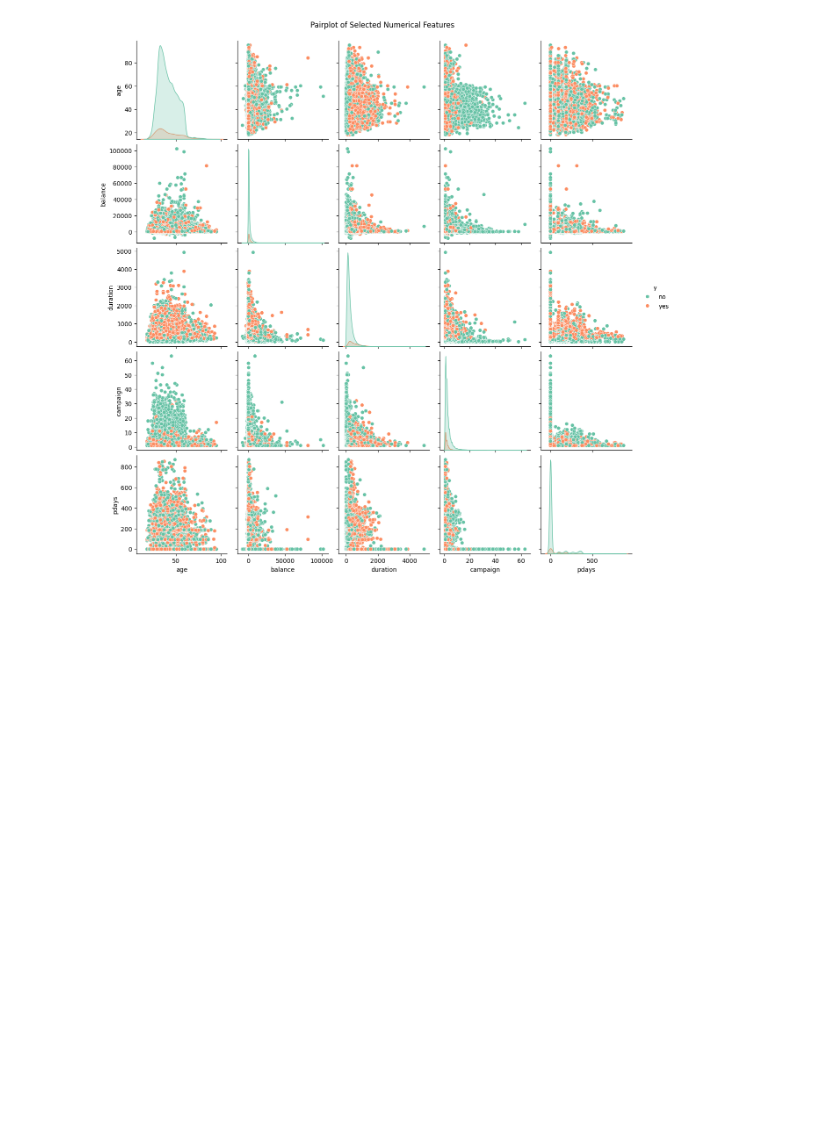
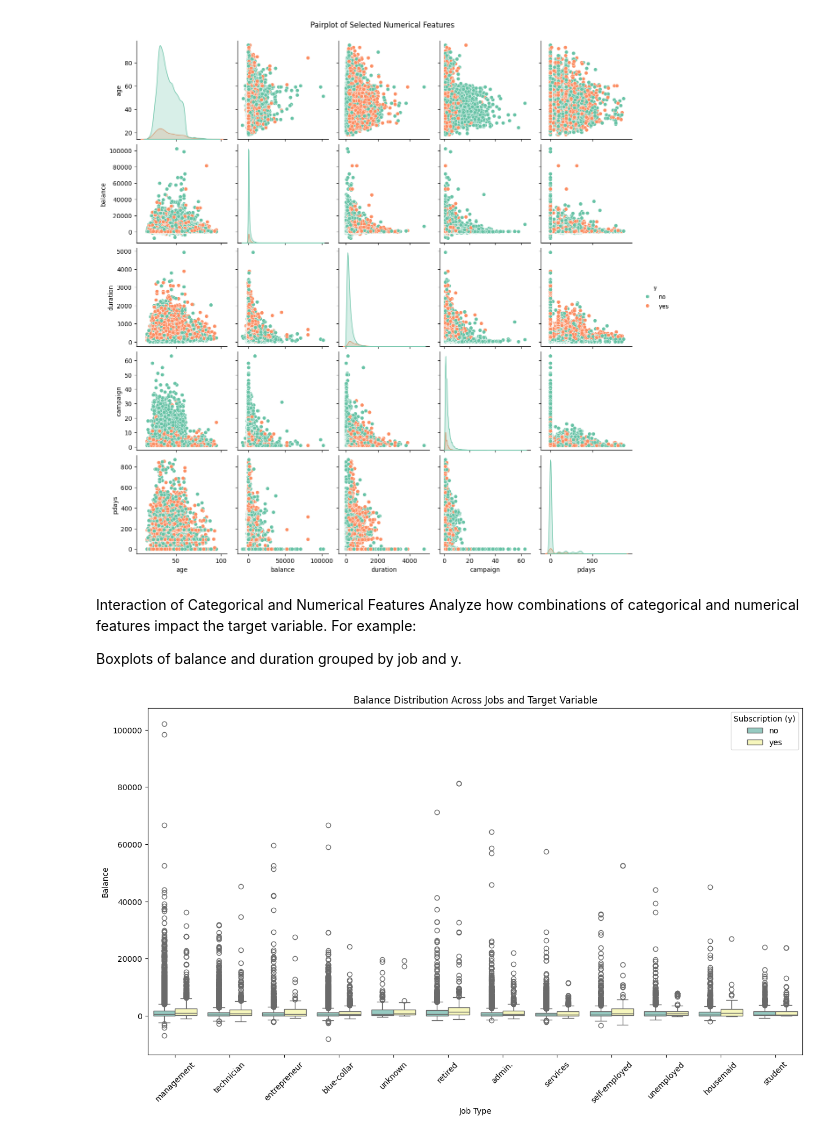
Before and after one commit to Victor-Osei/TMP_Assessment, a Jupyter notebook: tmp.ipynb, the cells around one changed output. Cells and saved outputs as stored; diff of their text form; code cells hidden in the pictures; blank space fills up the shorter version.

```diff
--- a/tmp.ipynb
+++ b/tmp.ipynb
@@ -278,3 +278,19 @@ plt.suptitle('Pairplot of Selected Numerical Features', y=1.02)
 plt.show()
 # %% [output]
 [figure]
+# %% [markdown]
+Interaction of Categorical and Numerical Features
+Analyze how combinations of categorical and numerical features impact the target variable. For example:
+
+Boxplots of balance and duration grouped by job and y.
+# %%
+plt.figure(figsize=(15, 8))
+sns.boxplot(x='job', y='balance', hue='y', data=bank_data, palette='Set3')
+plt.title('Balance Distribution Across Jobs and Target Variable')
+plt.xticks(rotation=45)
+plt.xlabel('Job Type')
+plt.ylabel('Balance')
+plt.legend(title='Subscription (y)')
+plt.show()
+# %% [output]
+[figure, added]
```
Also changed, not shown: parts of 3 cells of this notebook.
